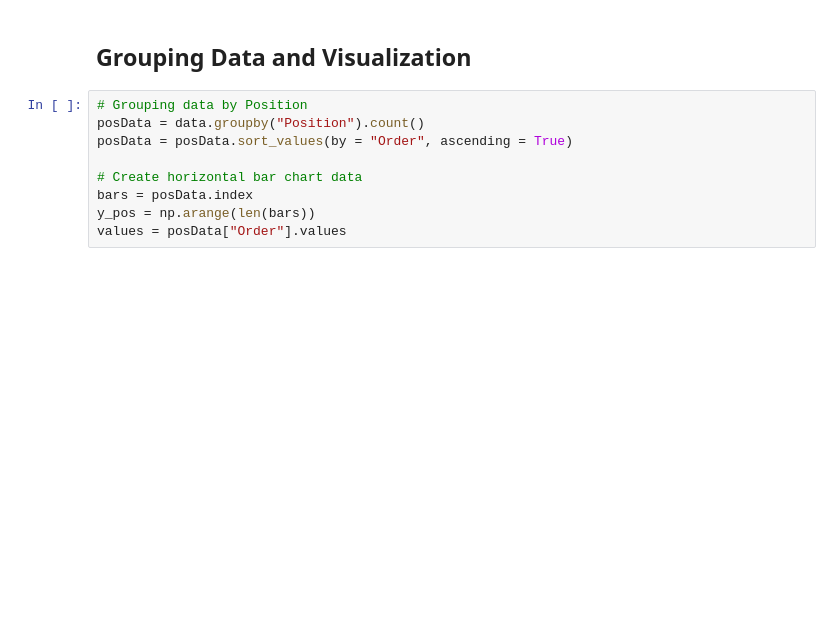
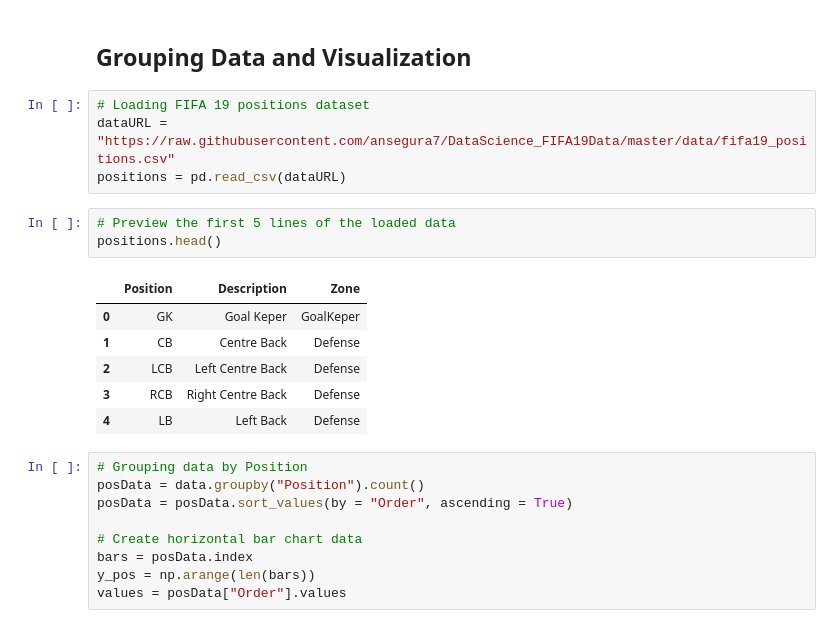
Before and after one commit to ansegura7/DataScience_FIFA19Data, a Jupyter notebook: code/QueryingData.ipynb, the cells around one changed output. Drawn from its saved outputs; the diff is of its cells as text; blank space fills up the shorter version.

```diff
--- a/code/QueryingData.ipynb
+++ b/code/QueryingData.ipynb
@@ -168,6 +169,20 @@ avgPotentialPerClub.head(nTop)
 | 9 | Milan | 82.555556 |
 # %% [markdown]
 ## Grouping Data and Visualization
+# %%
+# Loading FIFA 19 positions dataset
+dataURL = "https://raw.githubusercontent.com/ansegura7/DataScience_FIFA19Data/master/data/fifa19_positions.csv"
+positions = pd.read_csv(dataURL)
+# %%
+# Preview the first 5 lines of the loaded data
+positions.head()
+# %% [output]
+|  | Position | Description | Zone |
+| 0 | GK | Goal Keper | GoalKeper |
+| 1 | CB | Centre Back | Defense |
+| 2 | LCB | Left Centre Back | Defense |
+| 3 | RCB | Right Centre Back | Defense |
+| 4 | LB | Left Back | Defense |
 # %%
 # Grouping data by Position
 posData = data.groupby("Position").count()
```
Also changed, not shown: parts of 3 cells of this notebook, 1 other file.
